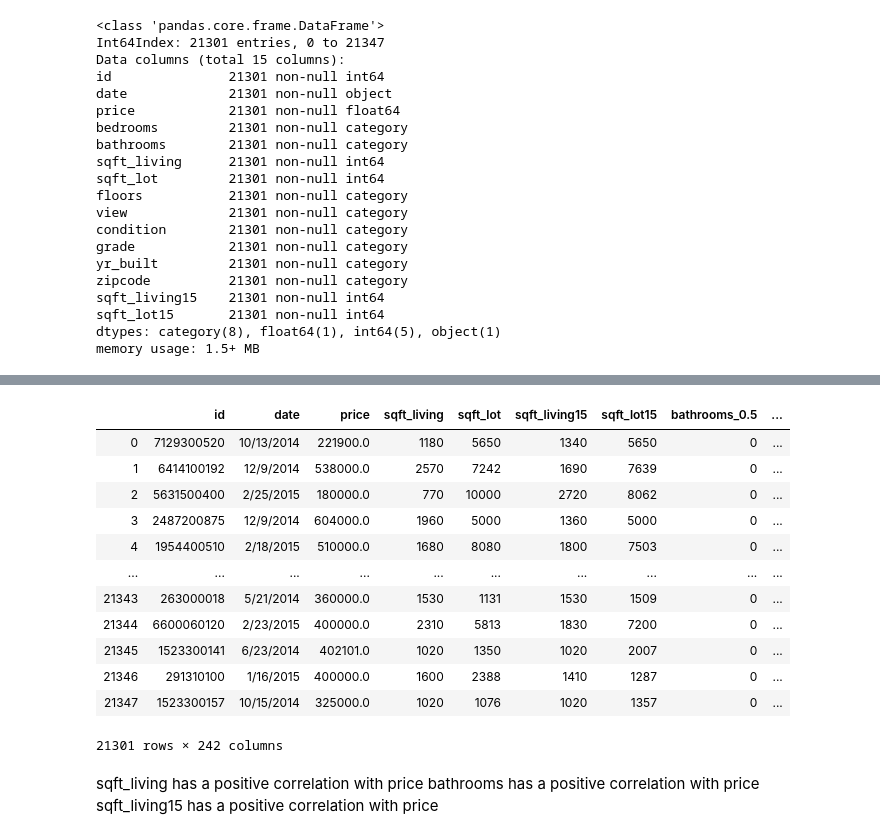
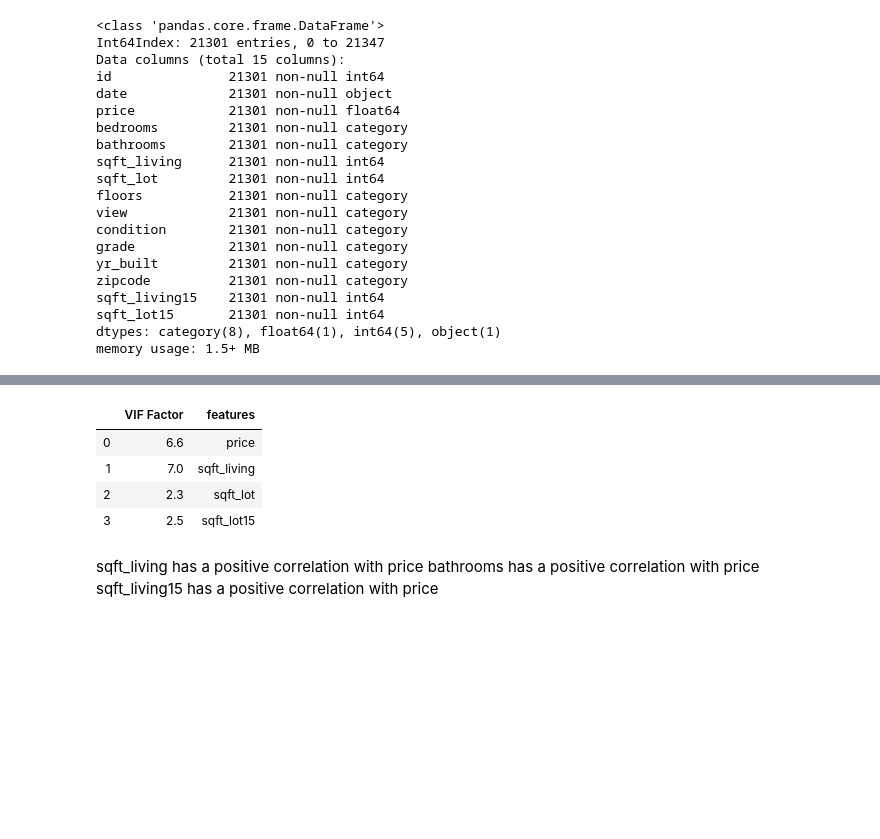
Before and after one commit to jonnelbenjamin/coachmod4project, a Jupyter notebook: modeling.ipynb, the cells around one changed output, grey strips where cells are left out. Cells and saved outputs as stored; diff of their text form; code cells hidden in the pictures; blank space fills up the shorter version.

Commit message:
clean modeling notebook with final blocks showing r2 scores.

```diff
--- a/modeling.ipynb
+++ b/modeling.ipynb
@@ -49,3 +17,0 @@ memory usage: 2.6+ MB
-# %%
-index_id_KC = cleaned_KC.set_index(['id','date'])
-index_id_KC.sort_values(by='id')
@@ -131,20 +66,24 @@ cleaned_KC.head()
-# %%
-dummy_cleaned_KC = pd.get_dummies(cleaned_KC,columns=categorical_features)
-dummy_cleaned_KC
-# %% [output]
-|  | id | date | price | sqft_living | sqft_lot | sqft_living15 | sqft_lot15 | bathrooms_0.5 | ... |
-| 0 | 7129300520 | 10/13/2014 | 221900.0 | 1180 | 5650 | 1340 | 5650 | 0 | ... |
-| 1 | 6414100192 | 12/9/2014 | 538000.0 | 2570 | 7242 | 1690 | 7639 | 0 | ... |
-| 2 | 5631500400 | 2/25/2015 | 180000.0 | 770 | 10000 | 2720 | 8062 | 0 | ... |
-| 3 | 2487200875 | 12/9/2014 | 604000.0 | 1960 | 5000 | 1360 | 5000 | 0 | ... |
-| 4 | 1954400510 | 2/18/2015 | 510000.0 | 1680 | 8080 | 1800 | 7503 | 0 | ... |
-| ... | ... | ... | ... | ... | ... | ... | ... | ... | ... |
-| 21343 | 263000018 | 5/21/2014 | 360000.0 | 1530 | 1131 | 1530 | 1509 | 0 | ... |
-| 21344 | 6600060120 | 2/23/2015 | 400000.0 | 2310 | 5813 | 1830 | 7200 | 0 | ... |
-| 21345 | 1523300141 | 6/23/2014 | 402101.0 | 1020 | 1350 | 1020 | 2007 | 0 | ... |
-| 21346 | 291310100 | 1/16/2015 | 400000.0 | 1600 | 2388 | 1410 | 1287 | 0 | ... |
-| 21347 | 1523300157 | 10/15/2014 | 325000.0 | 1020 | 1076 | 1020 | 1357 | 0 | ... |
-21301 rows × 242 columns
+# %%
+# select only columns with datatype int64 or float 64
+numeric_cleaned_KC = cleaned_KC.select_dtypes(include=['int64','float64'])
+
+# then drop the sqft_living15 and id column to reduce noise.
+numeric_cleaned_KC = numeric_cleaned_KC.drop(axis=1, columns=['sqft_living15', 'id'])
+
+vif = pd.DataFrame()
+# For each column,run a variance_inflaction_factor against all other columns to get a VIF Factor score
+vif["VIF Factor"] = [variance_inflation_factor(numeric_cleaned_KC.values, i) for i in range(numeric_cleaned_KC.shape[1])]
+
+# simply label the scores with their related columns
+vif["features"] = numeric_cleaned_KC.columns
+
+vif.round(1)
+# %% [output]
+|  | VIF Factor | features |
+| 0 | 6.6 | price |
+| 1 | 7.0 | sqft_living |
+| 2 | 2.3 | sqft_lot |
+| 3 | 2.5 | sqft_lot15 |
 # %% [markdown]
 sqft_living has a positive correlation with price
 bathrooms has a positive correlation with price
```
Also changed, not shown: parts of 36 cells of this notebook.
